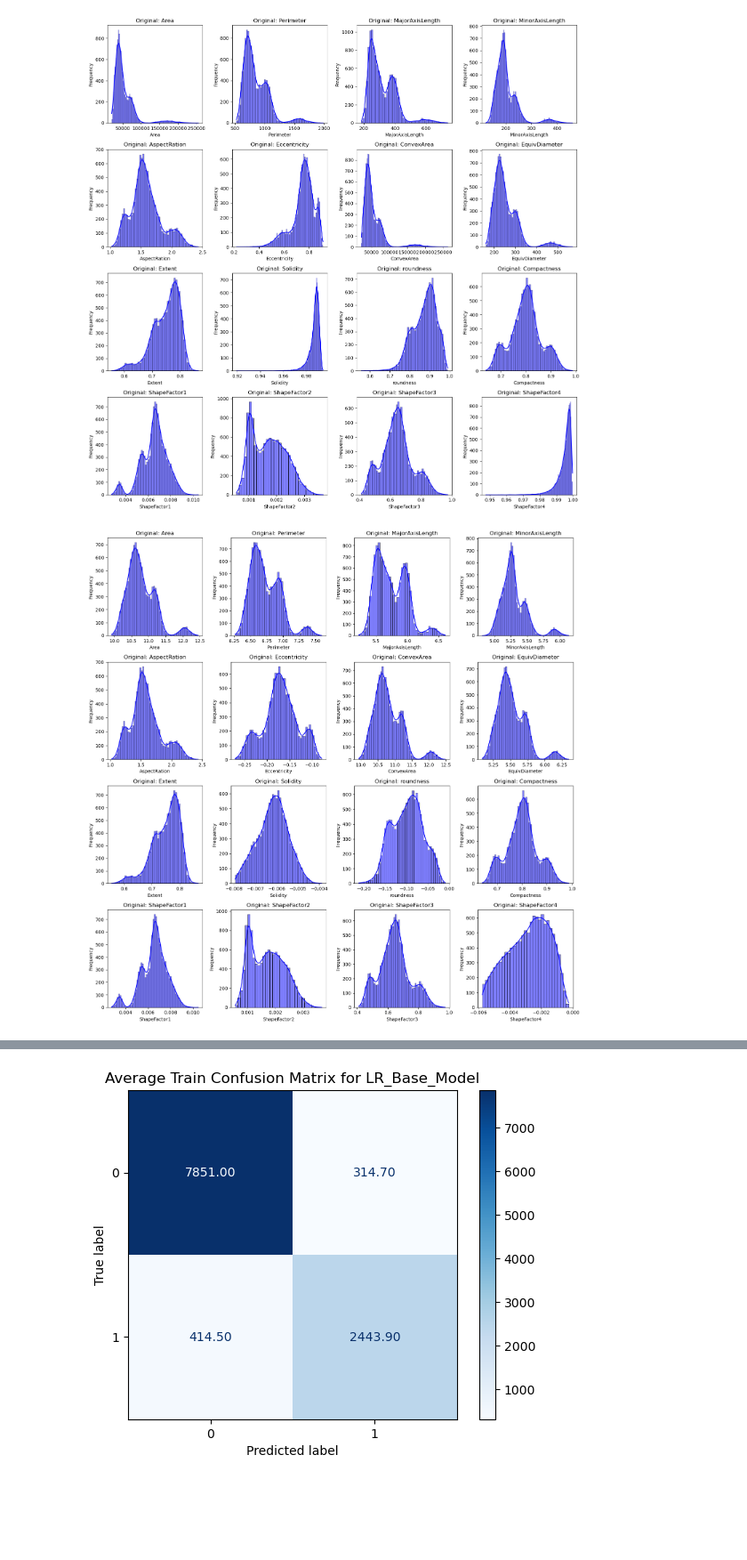
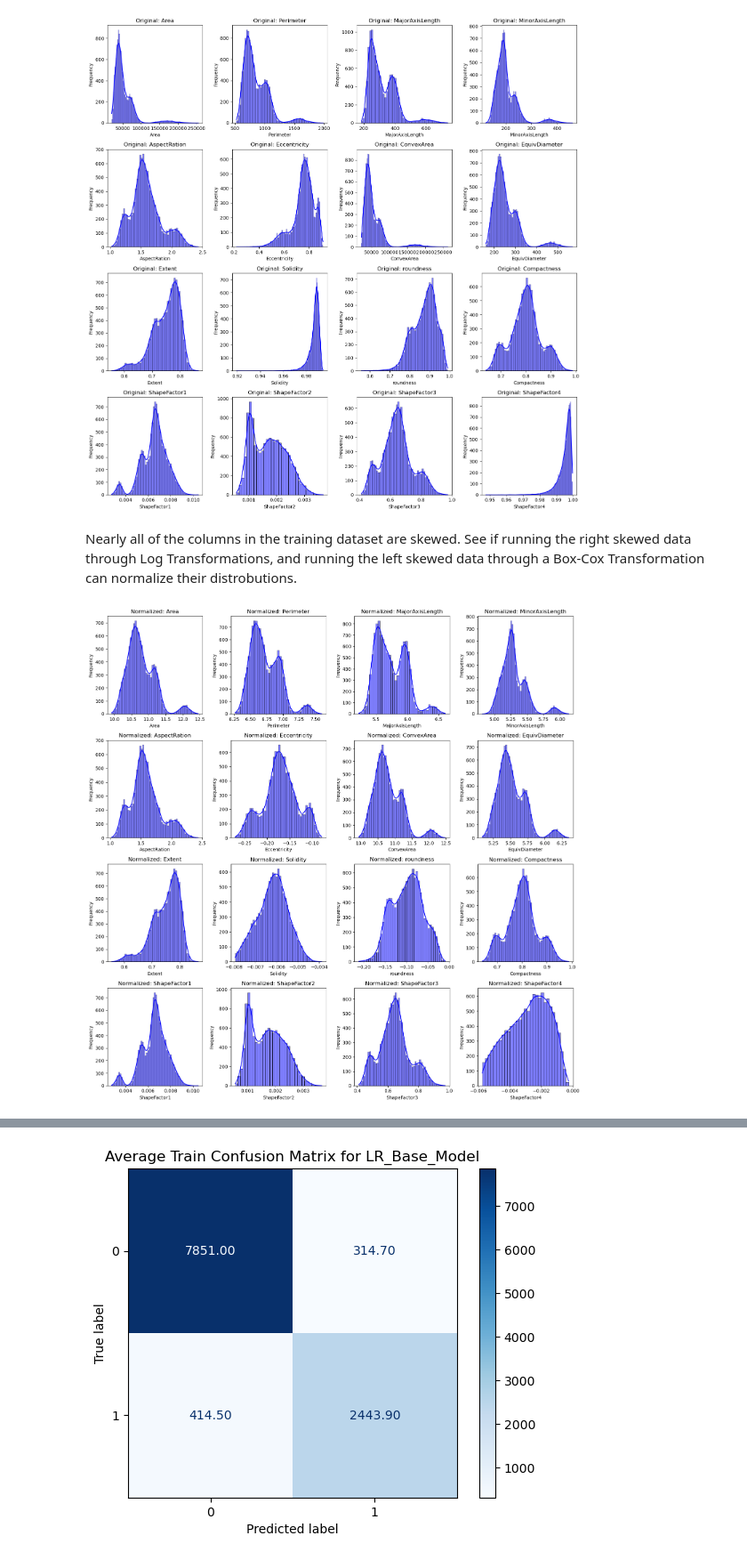
Before and after one commit to AndrewReusche/Bean_recognition_analysis, a Jupyter notebook: Final_Dermason_Bean_Analysis.ipynb, the cells around one changed output, grey strips where cells are left out. Shown at 89% size. Saved outputs shown, nothing was run; the diff lists cells and outputs as text; code cells hidden in the pictures; blank space fills up the shorter version.

Commit message:
update to annotations/markdowns/titles/ code spacing

```diff
--- a/Final_Dermason_Bean_Analysis.ipynb
+++ b/Final_Dermason_Bean_Analysis.ipynb
@@ -207,4 +210,6 @@ plt.tight_layout()
 plt.show()
 # %% [output]
 [figure]
+# %% [markdown]
+Nearly all of the columns in the training dataset are skewed. See if running the right skewed data through Log Transformations, and running the left skewed data through a Box-Cox Transformation can normalize their distrobutions.
 # %%
@@ -240,18 +244,20 @@ X_train_Norm= TransShift(X_train)
 # %%
-#Create a figure to hold all subplots
+#call the normalization function on the data to transform it
+X_train_Norm= TransShift(X_train)
+
+#examine the normalized data
 fig, ax = plt.subplots(4, 4, figsize=(15, 15))
 
-#Flatten the axes array to easily iterate over
 ax = ax.flatten()
 
-#Plot the original data
+
 for i, col in enumerate(X_train_Norm.columns):
     sns.histplot(X_train_Norm[col], kde=True, color='blue', ax=ax[i])
-    ax[i].set_title(f'Original: {col}')
+    ax[i].set_title(f'Normalized: {col}')
     ax[i].set_xlabel(col)
     ax[i].set_ylabel('Frequency')
 
 plt.tight_layout()
 plt.show()
 # %% [output]
-[figure, old version]
+[figure, new version]
```
Also changed, not shown: parts of 37 cells of this notebook.
